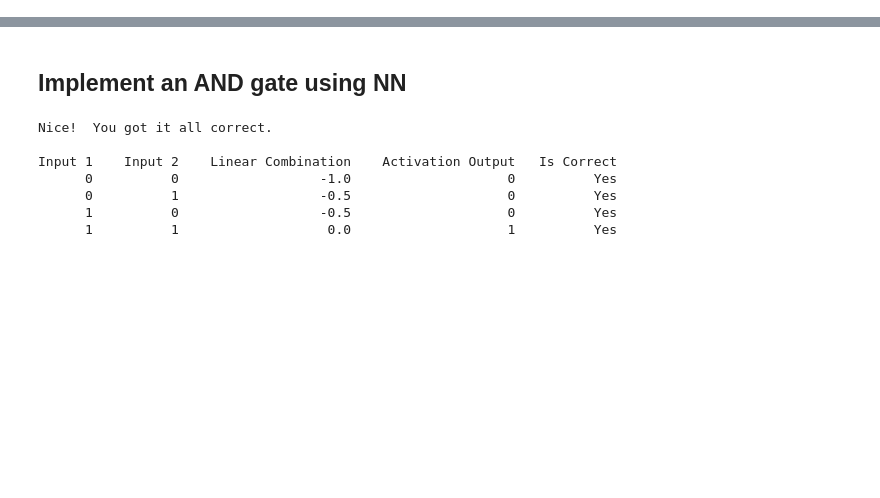
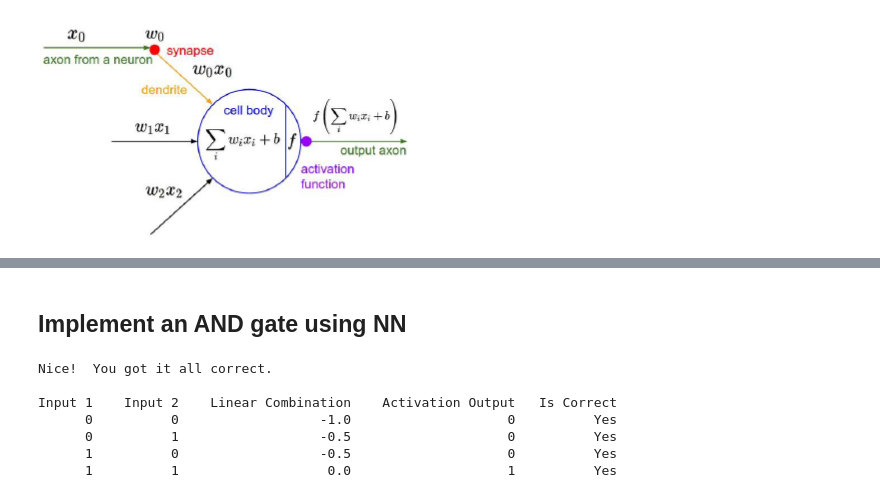
Before and after one commit to beegeesquare/bike-prediction-nn, a Jupyter notebook: Neural Networks-Basics.ipynb, the cells around one changed output, grey strips where cells are left out. Cells and saved outputs as stored; diff of their text form; code cells hidden in the pictures; blank space fills up the shorter version.

Commit message:
checking the image rendering on github

```diff
--- a/Neural Networks-Basics.ipynb
+++ b/Neural Networks-Basics.ipynb
@@ -11,3 +14,8 @@
+# %%
+from IPython.core.display import Image
+Image(filename='figs/analogy.png')
+# %% [output]
+[figure, added]
 # %% [markdown]
 # Perceptron-Forward Pass
 
```
Also changed, not shown: parts of 1 cell of this notebook.
